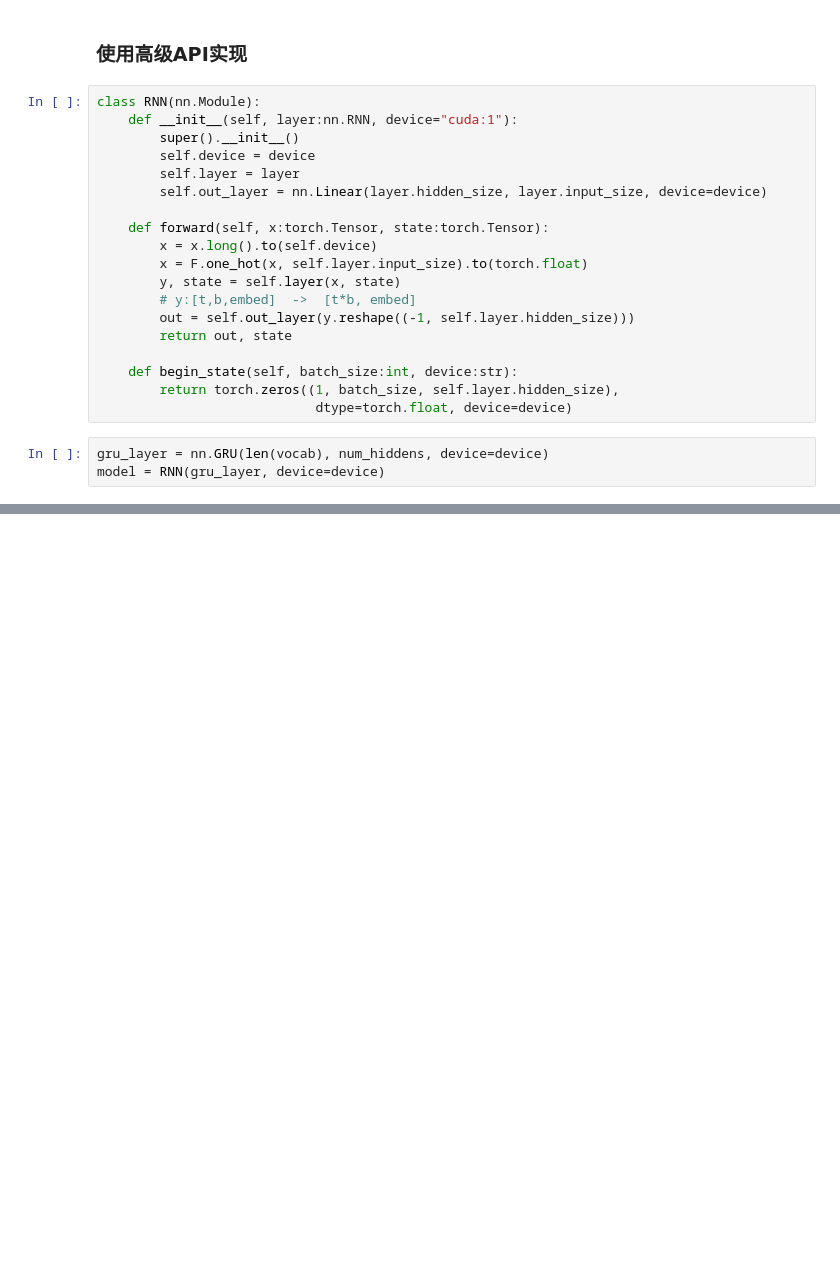
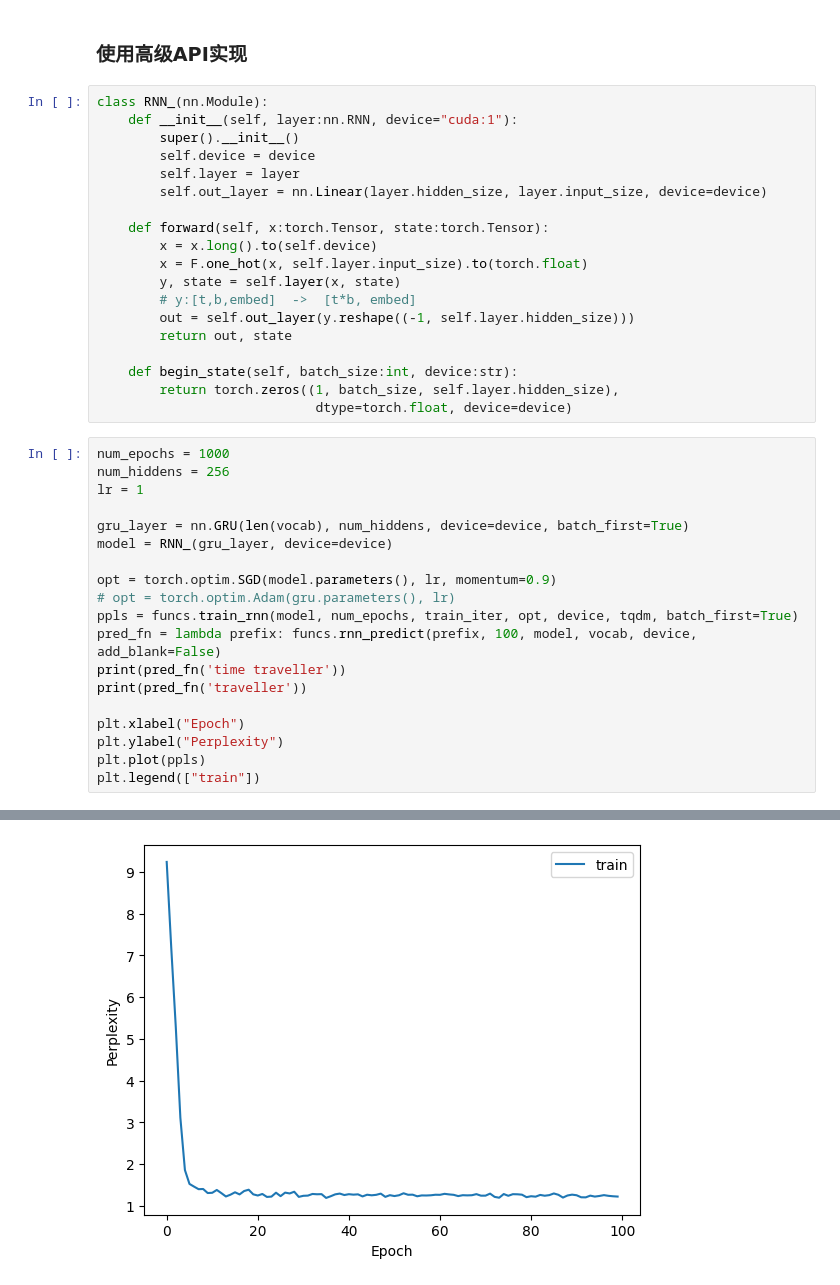
Before and after one commit to umeiko/deepLearningNotebooks, a Jupyter notebook: 循环神经网络/5.现代循环神经网络.ipynb, the cells around one changed output, grey strips where cells are left out. Drawn from its saved outputs; the diff is of its cells as text; blank space fills up the shorter version.

```diff
--- a/循环神经网络/5.现代循环神经网络.ipynb
+++ b/循环神经网络/5.现代循环神经网络.ipynb
@@ -108,7 +109,7 @@ traveller holding the lamp aloft i intend to explore time is that plain i was ne
 # %% [markdown]
 ### 使用高级API实现
 # %%
-class RNN(nn.Module):
+class RNN_(nn.Module):
     def __init__(self, layer:nn.RNN, device="cuda:1"):
         super().__init__()
         self.device = device
@@ -126,6 +127,23 @@ class RNN(nn.Module):
     def begin_state(self, batch_size:int, device:str):
         return torch.zeros((1, batch_size, self.layer.hidden_size),
                             dtype=torch.float, device=device)
-# %%
-gru_layer = nn.GRU(len(vocab), num_hiddens, device=device)
-model = RNN(gru_layer, device=device)
+# %%
+num_epochs = 1000
+num_hiddens = 256
+lr = 1
+
+gru_layer = nn.GRU(len(vocab), num_hiddens, device=device, batch_first=True)
+model = RNN_(gru_layer, device=device)
+
+opt = torch.optim.SGD(model.parameters(), lr, momentum=0.9)
+# opt = torch.optim.Adam(gru.parameters(), lr)
+ppls = funcs.train_rnn(model, num_epochs, train_iter, opt, device, tqdm, batch_first=True)
+pred_fn = lambda prefix: funcs.rnn_predict(prefix, 100, model, vocab, device, add_blank=False)
+print(pred_fn('time traveller'))
+print(pred_fn('traveller'))
+
+plt.xlabel("Epoch")
+plt.ylabel("Perplexity")
+plt.plot(ppls)
+plt.legend(["train"])
+# %% [output]
@@ -131,0 +154 @@ model = RNN(gru_layer, device=device)
+[figure, added]
```
Also changed, not shown: parts of 13 cells of this notebook, 3 other files.
